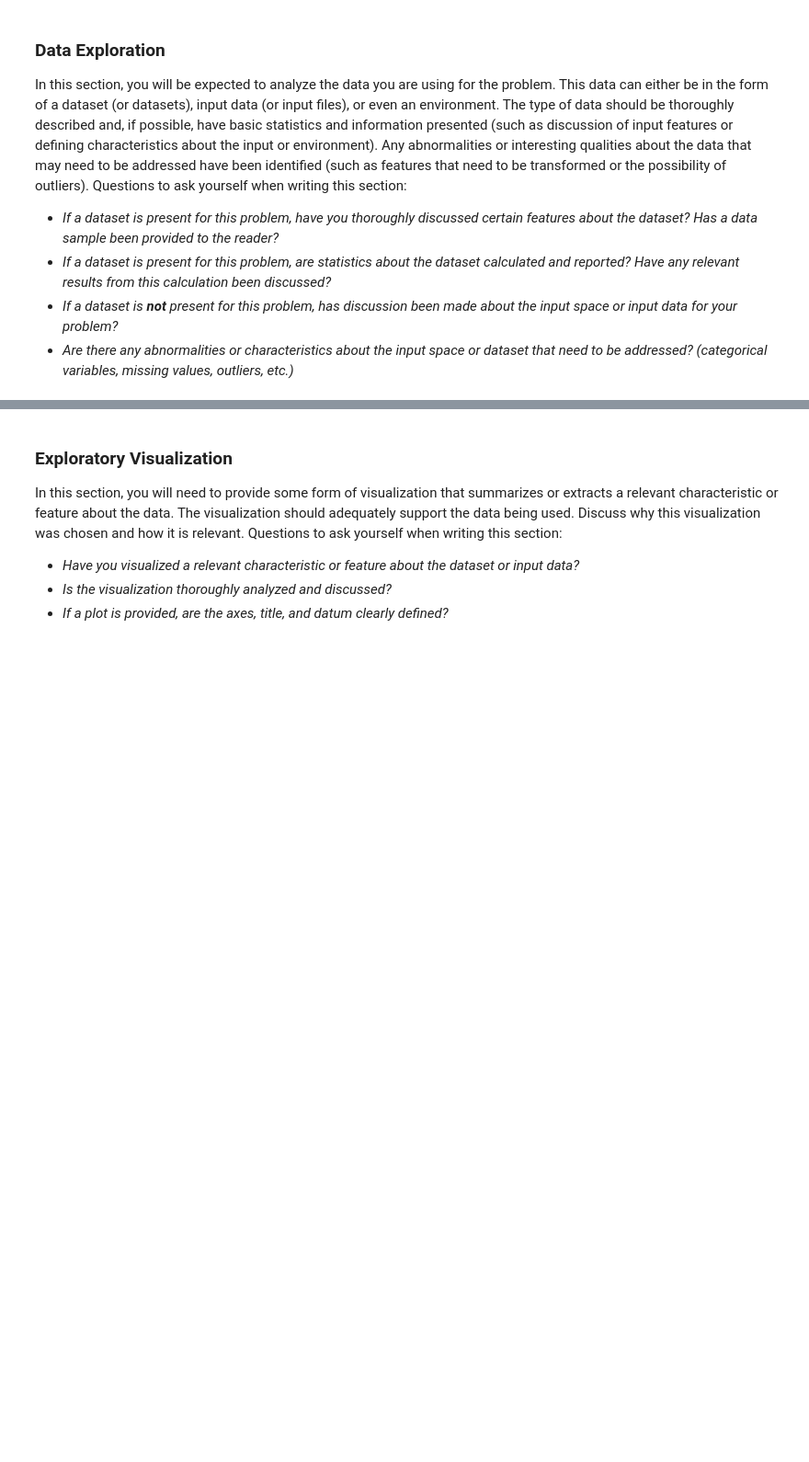
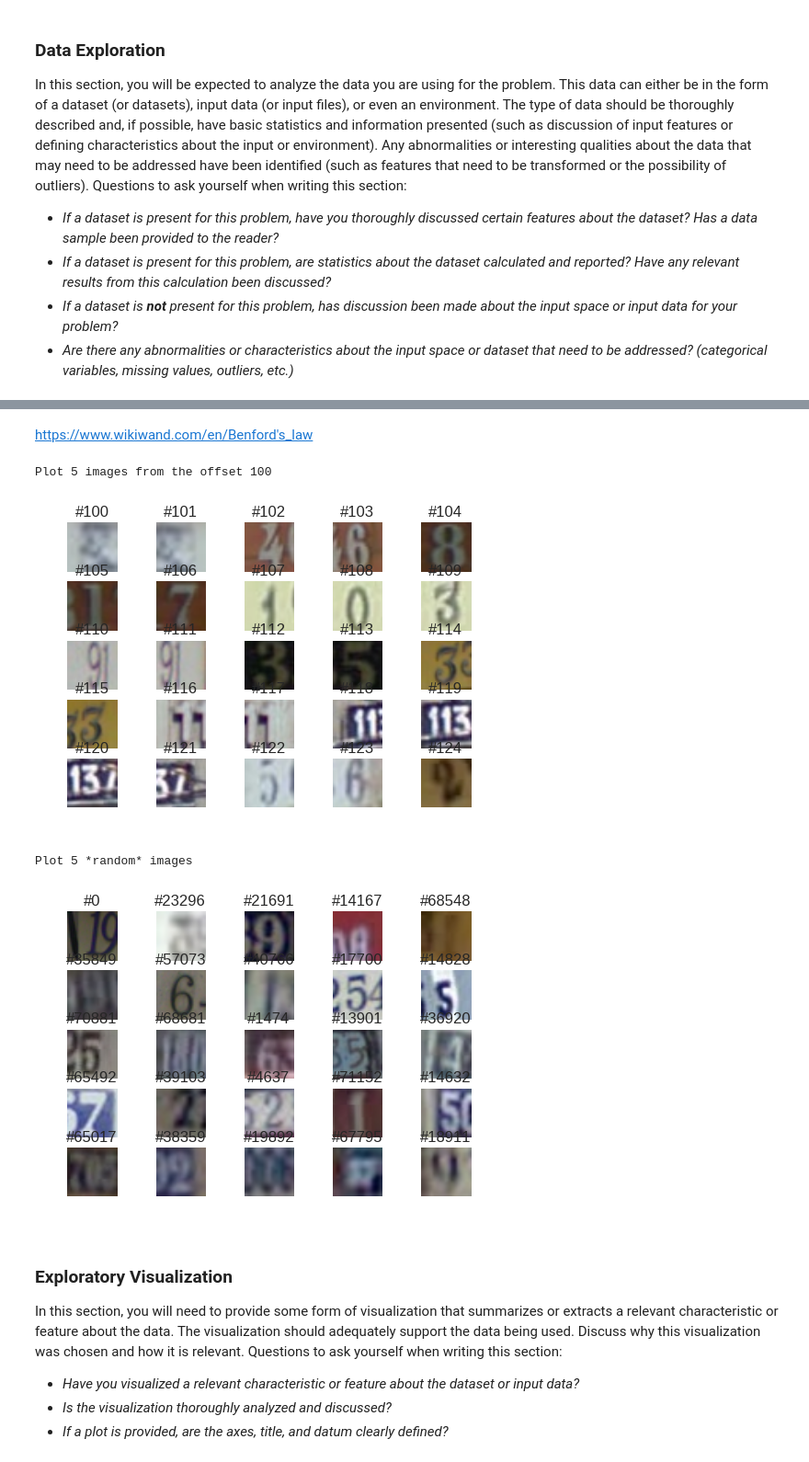
Before and after one commit to VisionTom/Nanodegree_MachineLearning, a Jupyter notebook: 06_Capstone/capstone.ipynb, the cells around one changed output, grey strips where cells are left out. Shown at 92% size. Cells and saved outputs as stored; diff of their text form; code cells hidden in the pictures; blank space fills up the shorter version.

Commit message:
Implemented Deep Learning Architecture

```diff
--- a/06_Capstone/capstone.ipynb
+++ b/06_Capstone/capstone.ipynb
@@ -44,6 +70,10 @@ import scipy.io as sio
 # %% [markdown]
 ### Preperations
 # %%
+DEBUG_MODUS = False
+LEARN_MODUS = True
+DEVICE_NAME = "/cpu:0" #For Training with GPU change to: "/gpu:0"
+
 train_file = "data/train_32x32.mat"
 test_file = "data/test_32x32.mat"
 # %% [markdown]
@@ -109,3 +234,43 @@ is_labels_encod = False
+# %% [markdown]
+https://www.wikiwand.com/en/Benford's_law
+# %%
+random.seed(datetime.now())
+
+def plot_images(offset = 0, num_images = 5):
+    """Plot signs from the offset."""
+    print("Plot {} images from the offset {}".format(num_images, offset))
+    f, ax = plt.subplots(num_images, num_images)
+    for a in range(num_images):
+        for i in range(num_images):
+            id = offset+i+(a*num_images)
+            ax[a][i].imshow(X_train[id])
+            ax[a][i].set_title("#{}".format(id))
+            ax[a][i].axis('off')
+
+    plt.show()
+
+def plot_random_train(offset = 0, num_images = 5):
+    """Plot random signs."""
+    print("Plot {} *random* images".format(num_images, offset))
+    f, ax = plt.subplots(num_images, num_images)
+    for a in range(num_images):
+        for i in range(num_images):
+            id = offset
+            ax[a][i].imshow(X_train[id])
+            ax[a][i].set_title("#{}".format(id))
+            ax[a][i].axis('off')
+            offset = random.randint(0,len(X_train))
+
+    plt.show()
+
+if not DEBUG_MODUS:
+    plot_images(offset=100)
+    plot_random_train()
+# %% [output]
+Plot 5 images from the offset 100
+[figure, added]
+Plot 5 *random* images
+[figure, added]
 # %% [markdown]
 ### Exploratory Visualization
 In this section, you will need to provide some form of visualization that summarizes or extracts a relevant characteristic or feature about the data. The visualization should adequately support the data being used. Discuss why this visualization was chosen and how it is relevant. Questions to ask yourself when writing this section:
```
Also changed, not shown: parts of 27 cells of this notebook, 4 other files.
